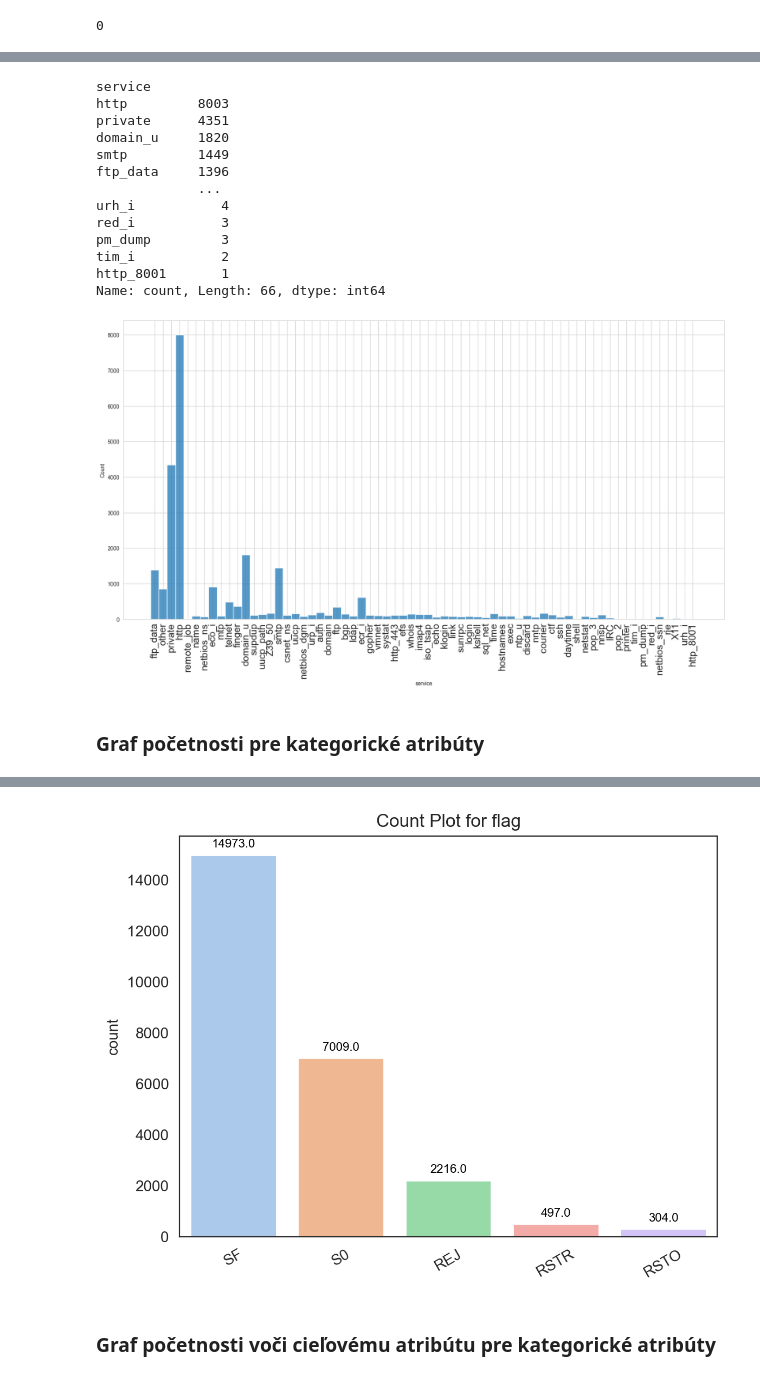
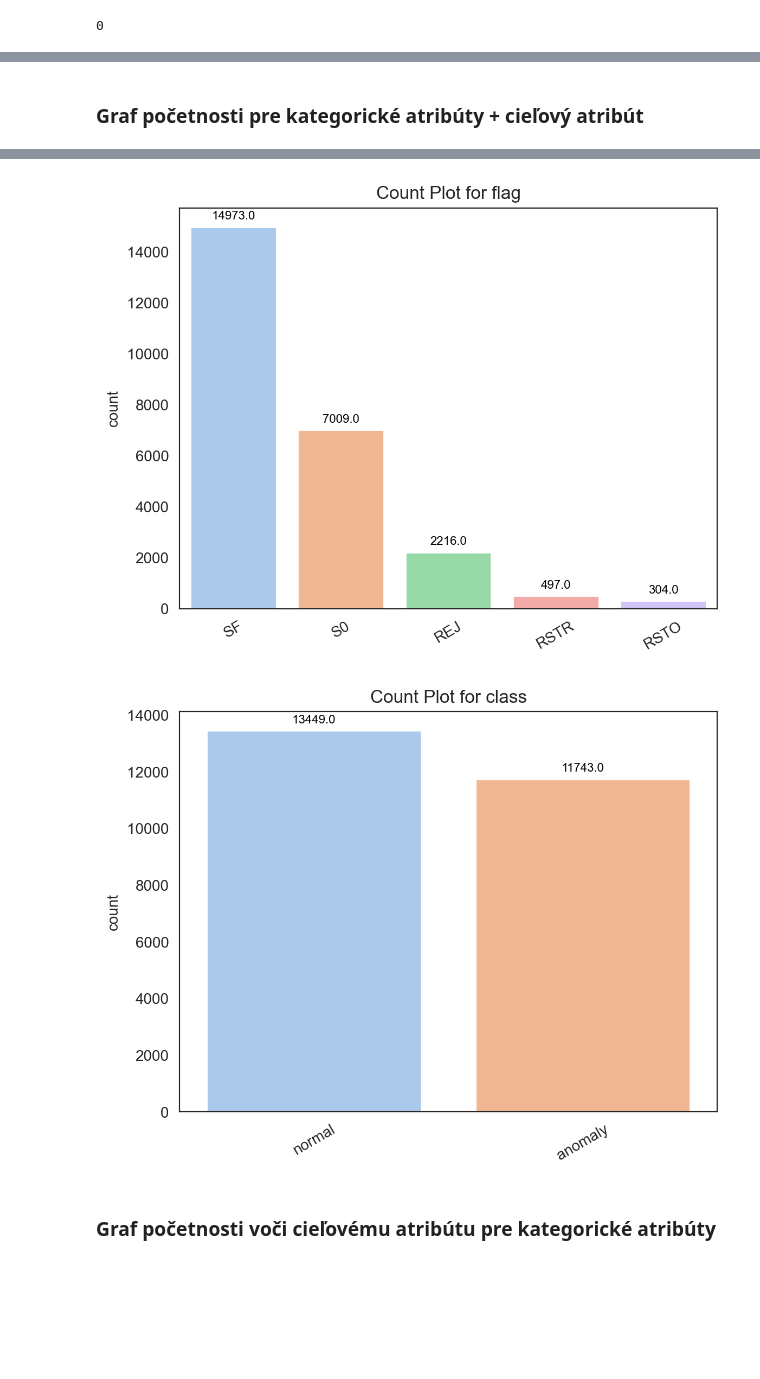
Before and after one commit to M4jkky/CRISP-DataMining, a Jupyter notebook: eda.ipynb, the cells around one changed output, grey strips where cells are left out. Saved outputs shown, nothing was run; the diff lists cells and outputs as text; code cells hidden in the pictures; blank space fills up the shorter version.

```diff
--- a/eda.ipynb
+++ b/eda.ipynb
@@ -109,65 +88,42 @@ sns.histplot(df['flag'])
-# %%
-(df['service'].value_counts())
-# %% [output]
-service
-http         8003
-private      4351
-domain_u     1820
-smtp         1449
-ftp_data     1396
-             ...
-urh_i           4
-red_i           3
-pm_dump         3
-tim_i           2
-http_8001       1
-Name: count, Length: 66, dtype: int64
-# %%
-plt.figure(figsize = (20,10))
-sns.histplot(df['service'])
-plt.xticks(rotation = 90)
-plt.xticks(fontsize=18)
-plt.show()
-# %% [output]
-[figure, removed]
 # %% [markdown]
-### Graf početnosti pre kategorické atribúty
+### Graf početnosti pre kategorické atribúty + cieľový atribút
 # %%
+sns.set_style('white')
+
 categorical_columns = df.select_dtypes(include=['object']).columns.sort_values(ascending=False)
 
-# Get top service and flag values
 service_values = df['service'].value_counts().head(10).index
 flag_values = df['flag'].value_counts().head(5).index
 
-# Filter DataFrame for top service and flag values
 df_service = df[df['service'].isin(service_values)]
 df_flag = df[df['flag'].isin(flag_values)]
 
 for col in categorical_columns:
     plt.figure(dpi=200)
     if col == 'service':
         sort_df = df_service[col].value_counts().sort_values(ascending=False).index
         ax = sns.countplot(x=pd.Categorical(df_service[col], categories=sort_df, ordered=True), hue=pd.Categorical(df_service[col], categories=sort_df, ordered=True), palette='pastel', legend=False)
     elif col == 'flag':
         sort_df = df_flag[col].value_counts().sort_values(ascending=False).index
         ax = sns.countplot(x=pd.Categorical(df_flag[col], categories=sort_df, ordered=True), hue=pd.Categorical(df_flag[col], categories=sort_df, ordered=True), palette='pastel', legend=False)
     else:
         sort_df = df[col].value_counts().sort_values(ascending=False).index
         ax = sns.countplot(x=pd.Categorical(df[col], categories=sort_df, ordered=True), hue=pd.Categorical(df[col], categories=sort_df, ordered=True), palette='pastel', legend=False)
     plt.title(f'Count Plot for {col}')
     plt.xticks(rotation=30)
 
     for p in ax.patches:
         if p.get_height() > 0:
             ax.annotate(f'{p.get_height()}', (p.get_x() + p.get_width() / 2., p.get_height()),
                         ha='center', va='baseline', fontsize=8, color='black', xytext=(0, 5),
                         textcoords='offset points')
 
     plt.show()
 # %% [output]
 [figure]
 [figure]
 [figure]
+[figure, added]
 # %% [markdown]
 ### Graf početnosti voči cieľovému atribútu pre kategorické atribúty
 # %%
```
Also changed, not shown: parts of 29 cells of this notebook.
